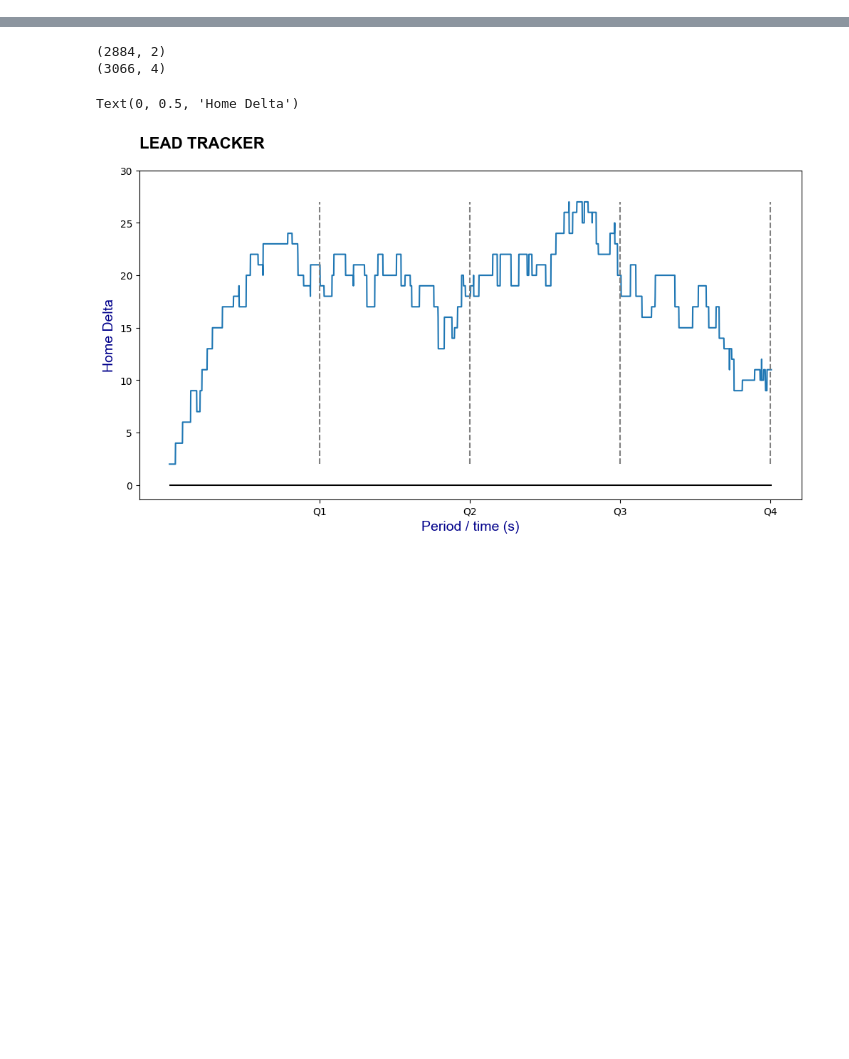
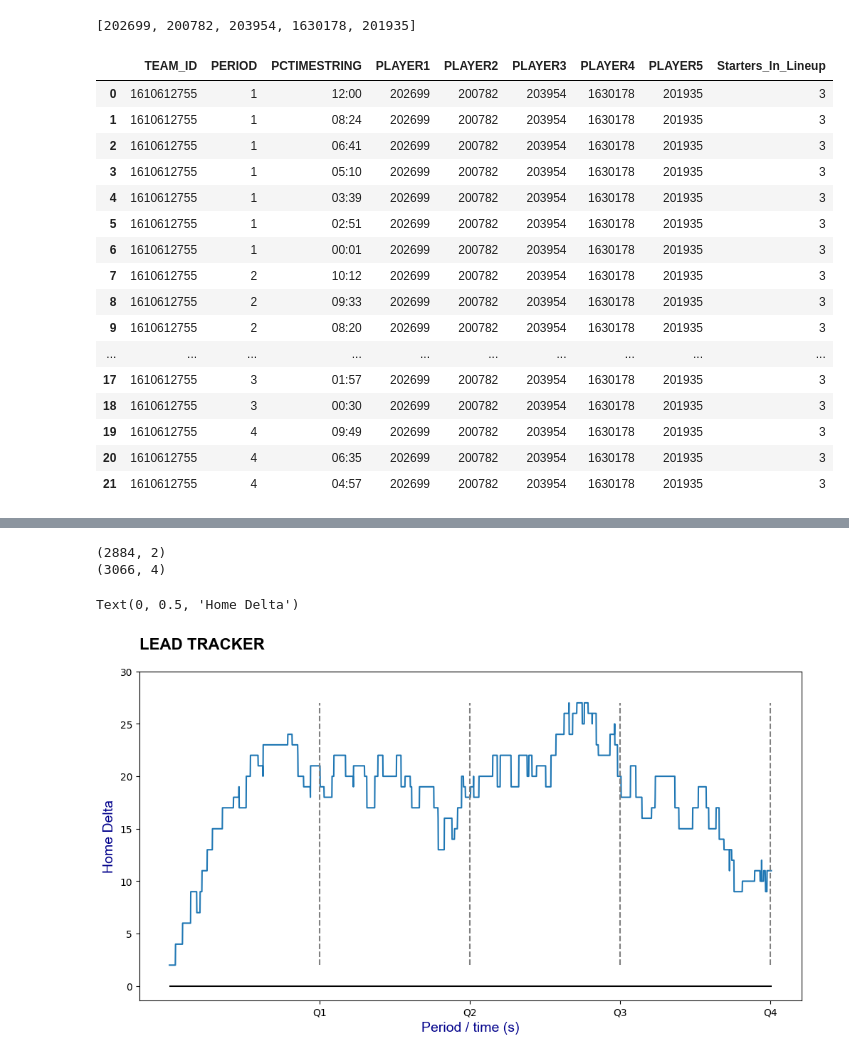
Before and after one commit to egarcia00/playbyplay, a Jupyter notebook: sandbox_notebook.ipynb, the cells around one changed output, grey strips where cells are left out. Saved outputs shown, nothing was run; the diff lists cells and outputs as text; code cells hidden in the pictures; blank space fills up the shorter version.

```diff
--- a/sandbox_notebook.ipynb
+++ b/sandbox_notebook.ipynb
@@ -43,0 +14,8 @@ df.shape
+# %%
+df = get_all_nba_games(2022)
+GAME_ID = df['GAME_ID'].values[0]
+HOMETEAM_ID = df['HOMETEAM_ID'].values[0]
+AWAYTEAM_ID = df['AWAYTEAM_ID'].values[0]
+
+lead_timeline_df = get_lead_timeline(GAME_ID)
+lineup_df = get_lineup_log(GAME_ID, HOMETEAM_ID, AWAYTEAM_ID)
@@ -43,0 +211,21 @@ df.shape
+# %%
+for i in range(0,len(substitutions_log)):
+        PERIOD_SUB = substitutions_log['PERIOD'].values[i]
+        PCTIMESTRING_SUB = substitutions_log['PCTIMESTRING'].values[i]
+        player_out = substitutions_log['PLAYER1_ID'].values[i]
+        player_in  = substitutions_log['PLAYER2_ID'].values[i]
+
+        previous_lineup = list(lineup_df.loc[len(lineup_df)-1].values)
+        new_lineup = previous_lineup
+        new_lineup[0] = TEAMS_ID[j]
+        new_lineup[1] = PERIOD_SUB
+        new_lineup[2] = PCTIMESTRING_SUB
+        new_lineup = [player_in if x == player_out else x for x in new_lineup]
+        lineup_df.loc[len(lineup_df)] = new_lineup
+
+        idx = lineup_df.groupby(['TEAM_ID','PERIOD', 'PCTIMESTRING'])['PLAYER1'].idxmax()
+        clean_lineup_df = lineup_df.loc[idx].sort_index().reset_index(drop=True)
+        clean_lineup_df['PCTIMESTRING']= clean_lineup_df['PCTIMESTRING'].apply(lambda x: ':'.join(part.zfill(2) for part in x.split(':')))
+        clean_lineup_df = clean_lineup_df.sort_values(by=['TEAM_ID','PERIOD','PCTIMESTRING'], ascending=[False,True, False]).reset_index(drop=True)
+
+clean_lineup_df
@@ -43,0 +271,30 @@ df.shape
+# %%
+get_starting_lineup(GAME_ID,HOMETEAM_ID)
+# %% [output]
+[202699, 200782, 203954, 1630178, 201935]
+# %%
+streak_lineup_df = lineup_df.loc[lineup_df['TEAM_ID']==HOMETEAM_ID].reset_index(drop=True)
+starting_lineup = get_starting_lineup(GAME_ID,HOMETEAM_ID)
+
+streak_lineup_df['Starters_In_Lineup'] = streak_lineup_df[['PLAYER1', 'PLAYER2', 'PLAYER3', 'PLAYER4', 'PLAYER5']].apply(
+    lambda row: sum(1 for element in row if element in starting_lineup[2:]), axis=1)
+
+streak_lineup_df
+# %% [output]
+|  | TEAM_ID | PERIOD | PCTIMESTRING | PLAYER1 | PLAYER2 | PLAYER3 | PLAYER4 | PLAYER5 | Starters_In_Lineup |
+| 0 | 1610612755 | 1 | 12:00 | 202699 | 200782 | 203954 | 1630178 | 201935 | 3 |
+| 1 | 1610612755 | 1 | 08:24 | 202699 | 200782 | 203954 | 1630178 | 201935 | 3 |
+| 2 | 1610612755 | 1 | 06:41 | 202699 | 200782 | 203954 | 1630178 | 201935 | 3 |
+| 3 | 1610612755 | 1 | 05:10 | 202699 | 200782 | 203954 | 1630178 | 201935 | 3 |
+| 4 | 1610612755 | 1 | 03:39 | 202699 | 200782 | 203954 | 1630178 | 201935 | 3 |
+| 5 | 1610612755 | 1 | 02:51 | 202699 | 200782 | 203954 | 1630178 | 201935 | 3 |
+| 6 | 1610612755 | 1 | 00:01 | 202699 | 200782 | 203954 | 1630178 | 201935 | 3 |
+| 7 | 1610612755 | 2 | 10:12 | 202699 | 200782 | 203954 | 1630178 | 201935 | 3 |
+| 8 | 1610612755 | 2 | 09:33 | 202699 | 200782 | 203954 | 1630178 | 201935 | 3 |
+| 9 | 1610612755 | 2 | 08:20 | 202699 | 200782 | 203954 | 1630178 | 201935 | 3 |
+| ... | ... | ... | ... | ... | ... | ... | ... | ... | ... |
+| 17 | 1610612755 | 3 | 01:57 | 202699 | 200782 | 203954 | 1630178 | 201935 | 3 |
+| 18 | 1610612755 | 3 | 00:30 | 202699 | 200782 | 203954 | 1630178 | 201935 | 3 |
+| 19 | 1610612755 | 4 | 09:49 | 202699 | 200782 | 203954 | 1630178 | 201935 | 3 |
+| 20 | 1610612755 | 4 | 06:35 | 202699 | 200782 | 203954 | 1630178 | 201935 | 3 |
+| 21 | 1610612755 | 4 | 04:57 | 202699 | 200782 | 203954 | 1630178 | 201935 | 3 |
```
Also changed, not shown: parts of 61 cells of this notebook, 3 other files.
